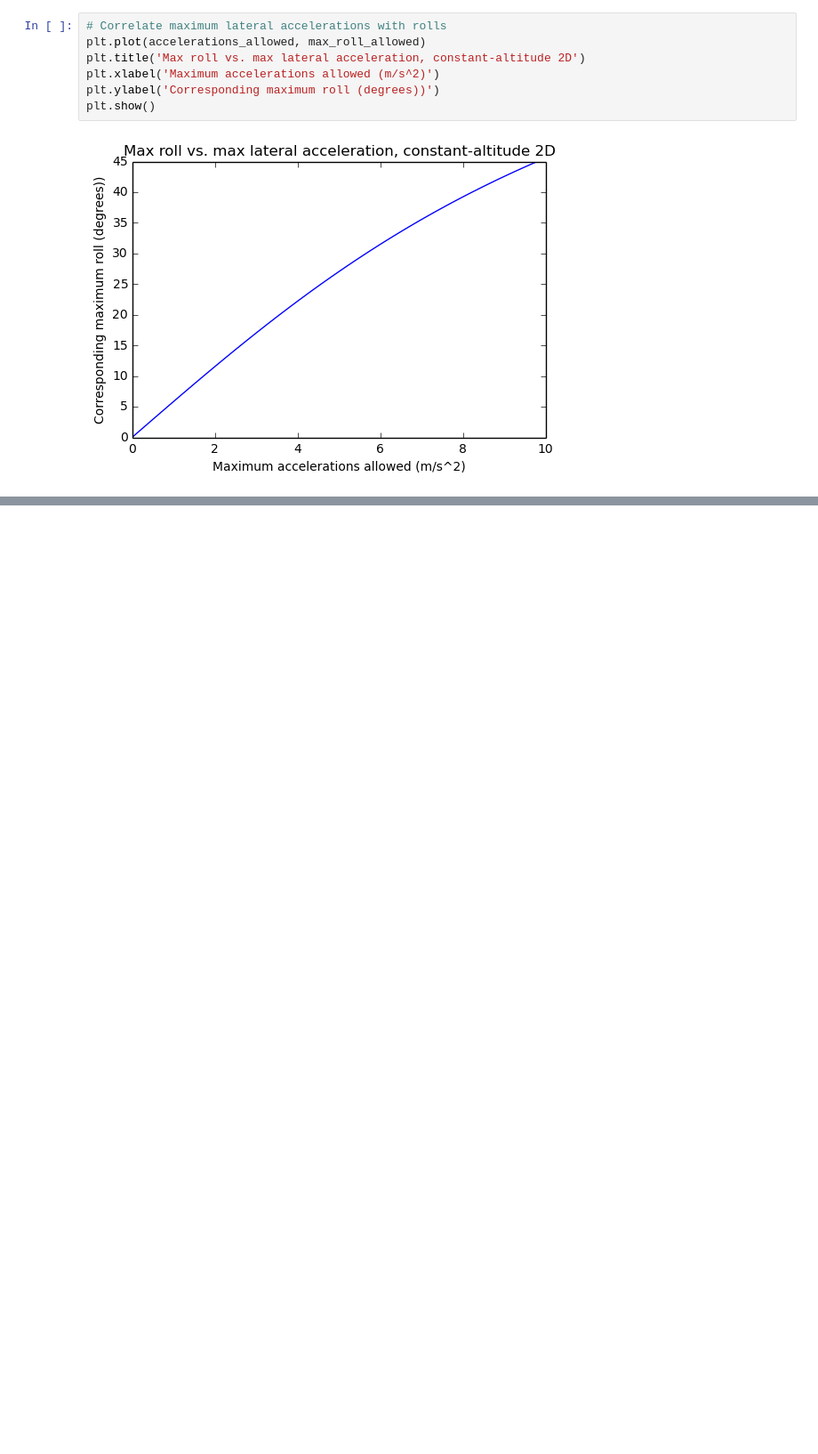
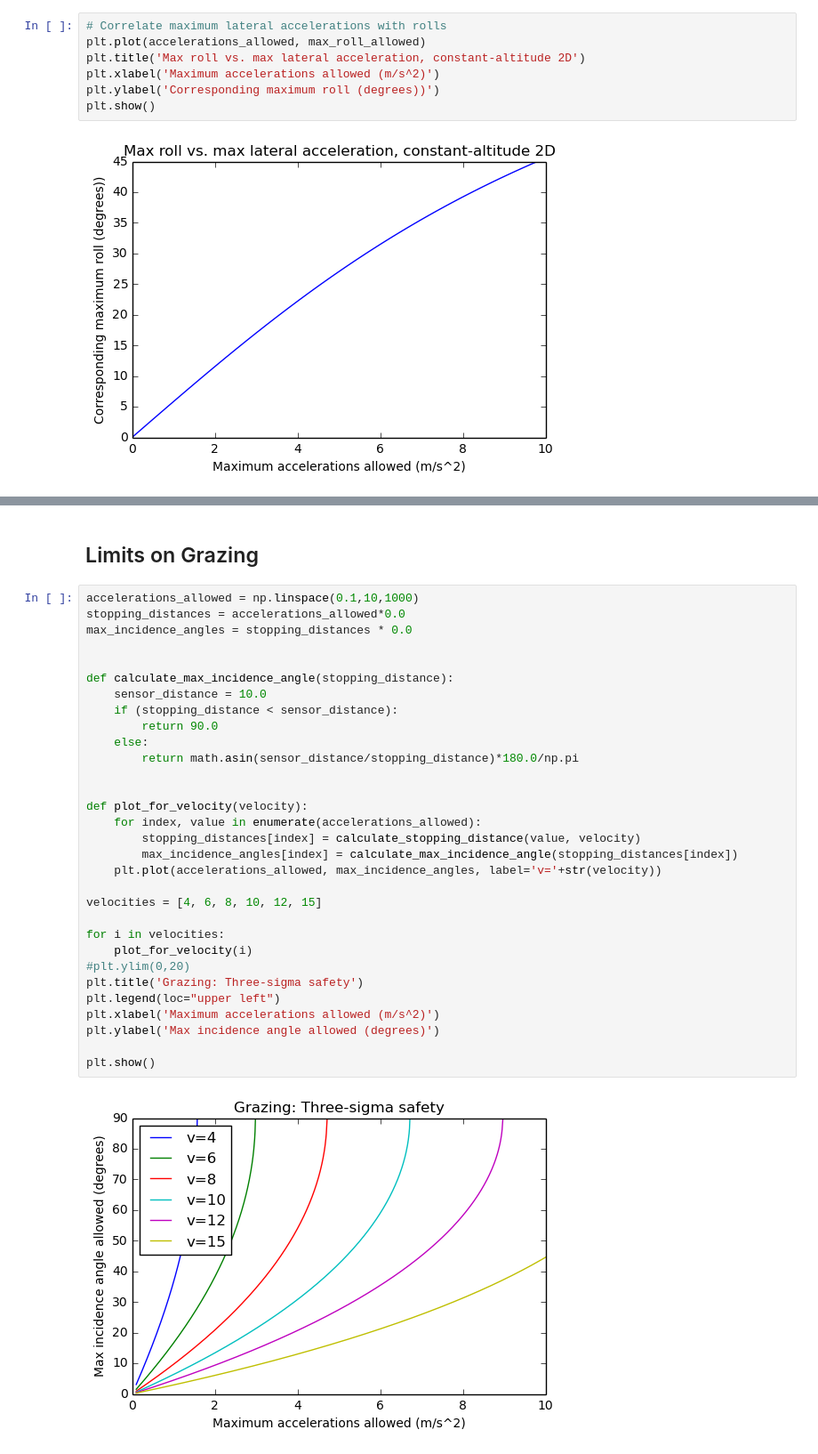
Before and after one commit to peteflorence/safety_limits_modeling, a Jupyter notebook: Top safe speed calculations.ipynb, the cells around one changed output, grey strips where cells are left out. Shown at 89% size. Drawn from its saved outputs; the diff is of its cells as text; blank space fills up the shorter version.

```diff
--- a/Top safe speed calculations.ipynb
+++ b/Top safe speed calculations.ipynb
@@ -52,0 +109,35 @@ plt.show()
+# %% [markdown]
+## Limits on Grazing
+# %%
+accelerations_allowed = np.linspace(0.1,10,1000)
+stopping_distances = accelerations_allowed*0.0
+max_incidence_angles = stopping_distances * 0.0
+
+
+def calculate_max_incidence_angle(stopping_distance):
+    sensor_distance = 10.0
+    if (stopping_distance < sensor_distance):
+        return 90.0
+    else:
+        return math.asin(sensor_distance/stopping_distance)*180.0/np.pi
+
+
+def plot_for_velocity(velocity):
+    for index, value in enumerate(accelerations_allowed):
+        stopping_distances[index] = calculate_stopping_distance(value, velocity)
+        max_incidence_angles[index] = calculate_max_incidence_angle(stopping_distances[index])
+    plt.plot(accelerations_allowed, max_incidence_angles, label='v='+str(velocity))
+
+velocities = [4, 6, 8, 10, 12, 15]
+
+for i in velocities:
+    plot_for_velocity(i)
+#plt.ylim(0,20)
+plt.title('Grazing: Three-sigma safety')
+plt.legend(loc="upper left")
+plt.xlabel('Maximum accelerations allowed (m/s^2)')
+plt.ylabel('Max incidence angle allowed (degrees)')
+
+plt.show()
+# %% [output]
+[figure, added]
```
Also changed, not shown: parts of 12 cells of this notebook.
